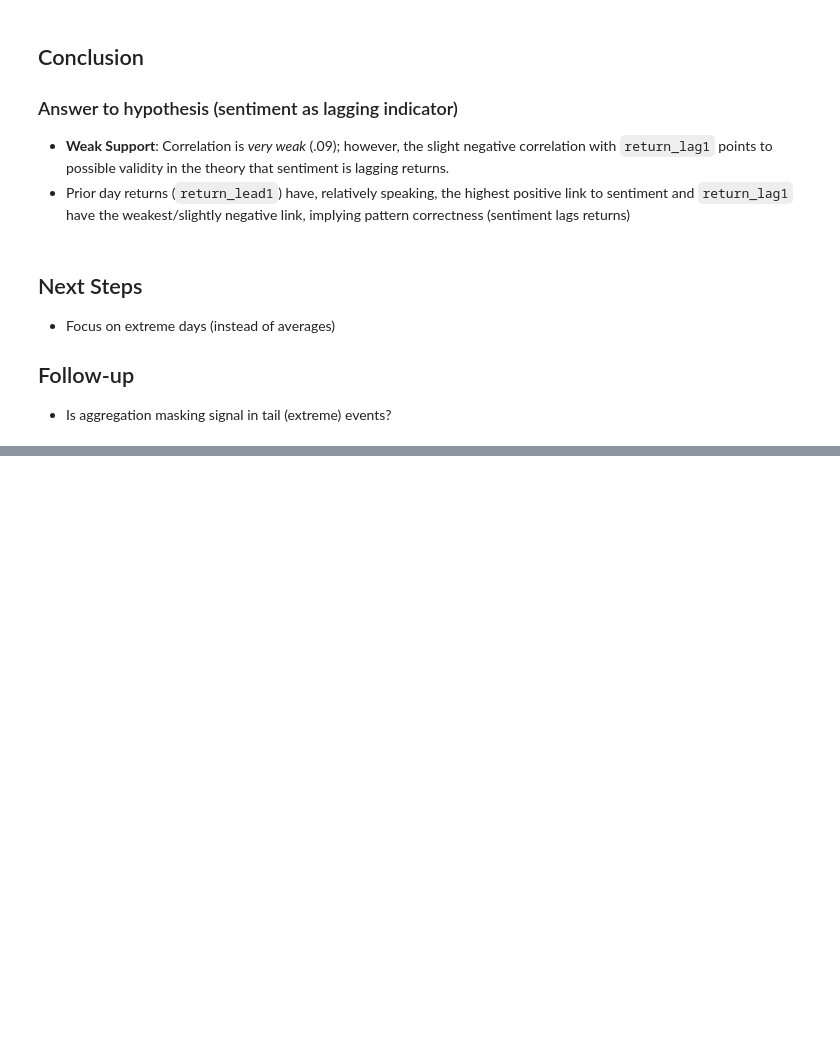
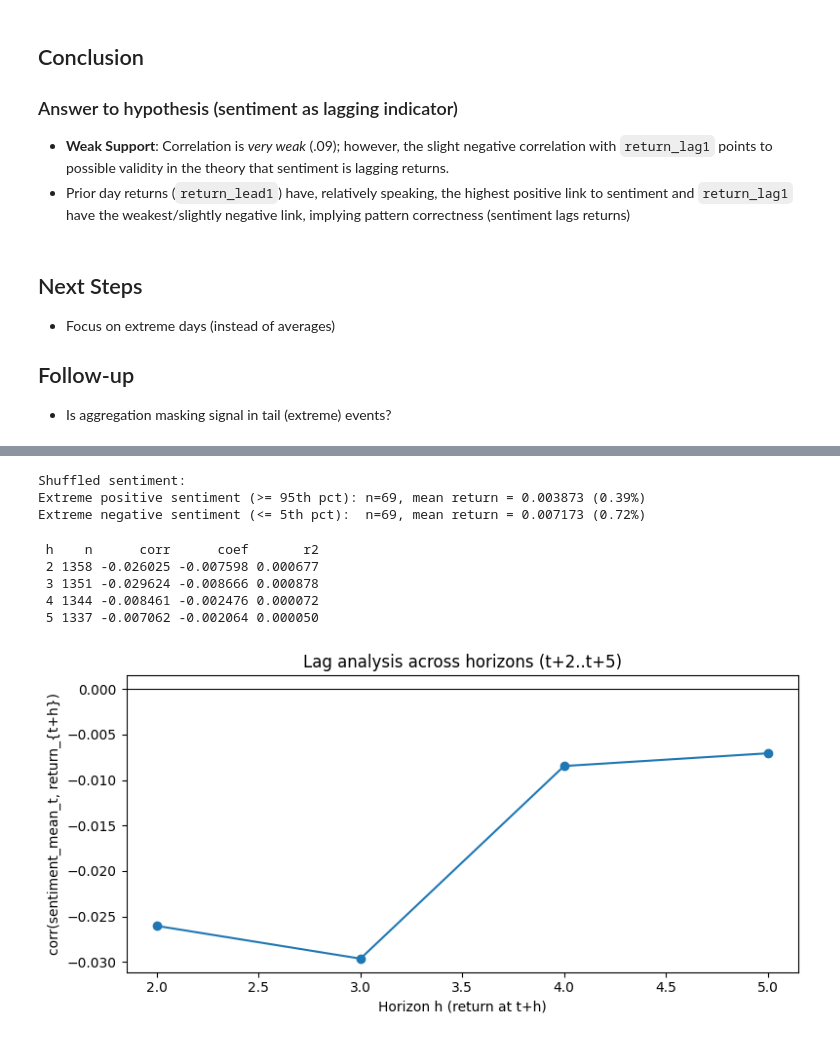
Before and after one commit to Trevor5008/market-sentiment-analysis, a Jupyter notebook: analysis/hypotheses/02-hyp-sent_lag_return.ipynb, the cells around one changed output, grey strips where cells are left out. Cells and saved outputs as stored; diff of their text form; code cells hidden in the pictures; blank space fills up the shorter version.

```diff
--- a/analysis/hypotheses/02-hyp-sent_lag_return.ipynb
+++ b/analysis/hypotheses/02-hyp-sent_lag_return.ipynb
@@ -243,0 +259,72 @@ Mean return for extreme negative days: -0.00
+# %%
+# Shuffle sentiment labels
+shuffled = merged.copy()
+shuffled['sentiment_mean'] = np.random.permutation(shuffled['sentiment_mean'])
+
+# Remcompute extremes and results
+high_threshold = shuffled['sentiment_mean'].quantile(0.95)
+low_threshold = shuffled['sentiment_mean'].quantile(0.05)
+
+shuffled['extreme_positive'] = shuffled['sentiment_mean'] >= high_threshold
+shuffled['extreme_negative'] = shuffled['sentiment_mean'] <= low_threshold
+
+mean_positive_shuffled = shuffled[shuffled['extreme_positive']]['return_1d'].mean()
+mean_negative_shuffled = shuffled[shuffled['extreme_negative']]['return_1d'].mean()
+n_pos_shuffled = shuffled['extreme_positive'].sum()
+n_neg_shuffled = shuffled['extreme_negative'].sum()
+
+print("Shuffled sentiment:")
+print(f"Extreme positive sentiment (>= 95th pct): n={n_pos_shuffled}, mean return = {mean_positive_shuffled:.6f} ({100*mean_positive_shuffled:.2f}%)")
+print(f"Extreme negative sentiment (<= 5th pct):  n={n_neg_shuffled}, mean return = {mean_negative_shuffled:.6f} ({100*mean_negative_shuffled:.2f}%)")
+# %% [output]
+Shuffled sentiment:
+Extreme positive sentiment (>= 95th pct): n=69, mean return = 0.003873 (0.39%)
+Extreme negative sentiment (<= 5th pct):  n=69, mean return = 0.007173 (0.72%)
+# %%
+# Lag analysis: does sentiment_t predict returns at t+2..t+5?
+
+from sklearn.linear_model import LinearRegression
+from sklearn.metrics import r2_score
+
+# Ensure correct ordering before shifting
+_tmp = merged.sort_values(["ticker", "date"]).reset_index(drop=True)
+
+future_horizons = [2, 3, 4, 5]
+
+rows = []
+for h in future_horizons:
+    # return at time (t+h), aligned with sentiment at time t
+    col = f"return_lag{h}"
+    _tmp[col] = _tmp.groupby("ticker")["return_1d"].shift(-h)
+
+    v = _tmp[["sentiment_mean", col]].dropna()
+    corr = v["sentiment_mean"].corr(v[col])
+
+    # Regression: return_{t+h} ~ sentiment_t
+    X = v[["sentiment_mean"]].values
+    y = v[col].values
+    model = LinearRegression().fit(X, y)
+    pred = model.predict(X)
+    r2 = r2_score(y, pred)
+    coef = float(model.coef_[0])
+
+    rows.append({"h": h, "n": len(v), "corr": corr, "coef": coef, "r2": r2})
+
+res = pd.DataFrame(rows).sort_values("h")
+print(res.to_string(index=False, float_format=lambda x: f"{x:.6f}"))
+
+plt.figure(figsize=(8, 4))
+plt.plot(res["h"], res["corr"], marker="o")
+plt.axhline(0, color="k", lw=0.8)
+plt.xlabel("Horizon h (return at t+h)")
+plt.ylabel("corr(sentiment_mean_t, return_{t+h})")
+plt.title("Lag analysis across horizons (t+2..t+5)")
+plt.tight_layout()
+plt.show()
+# %% [output]
+ h    n      corr      coef       r2
+ 2 1358 -0.026025 -0.007598 0.000677
+ 3 1351 -0.029624 -0.008666 0.000878
+ 4 1344 -0.008461 -0.002476 0.000072
+ 5 1337 -0.007062 -0.002064 0.000050
+[figure, added]
```
Also changed, not shown: parts of 3 cells of this notebook, 1 other file.
